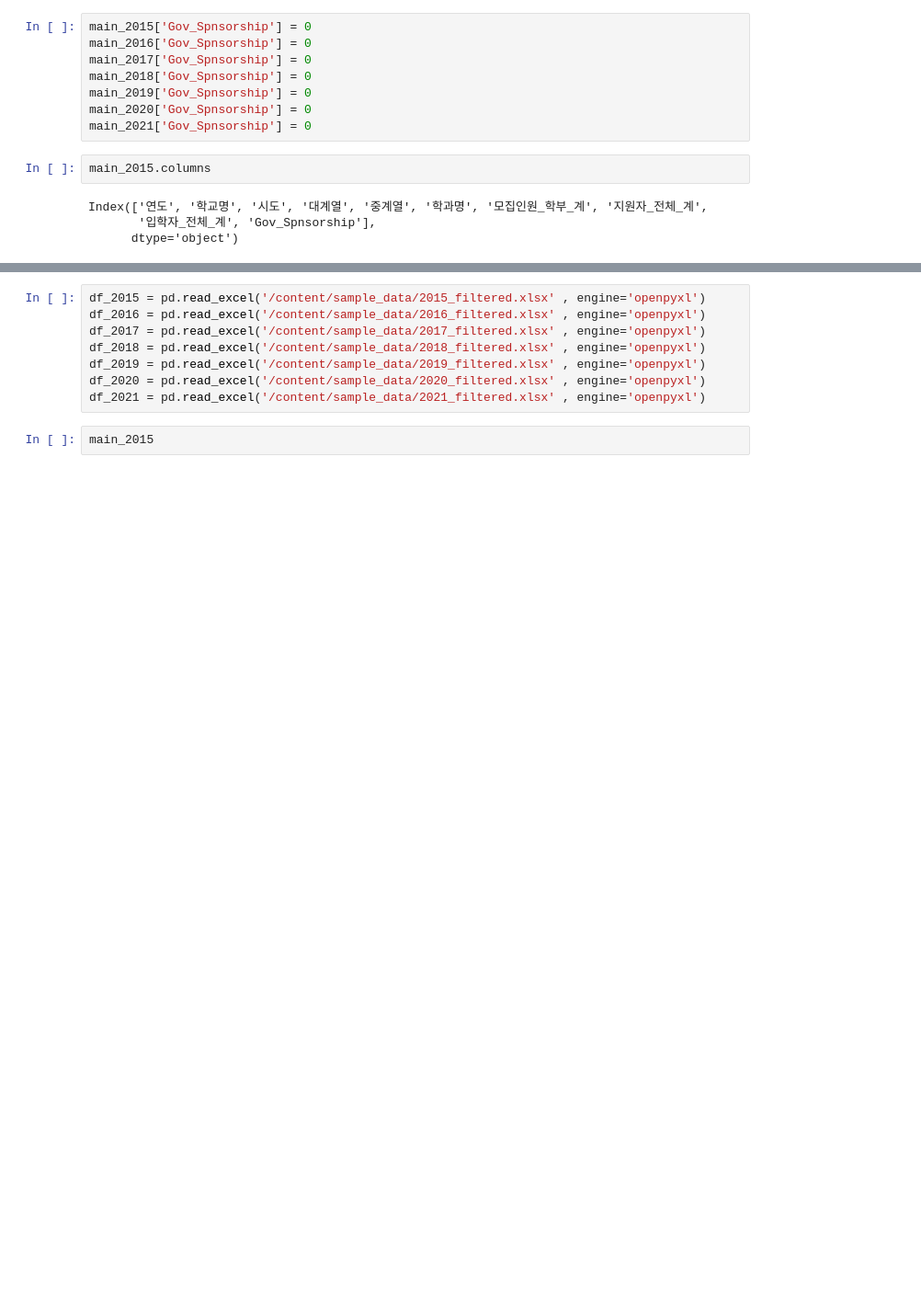
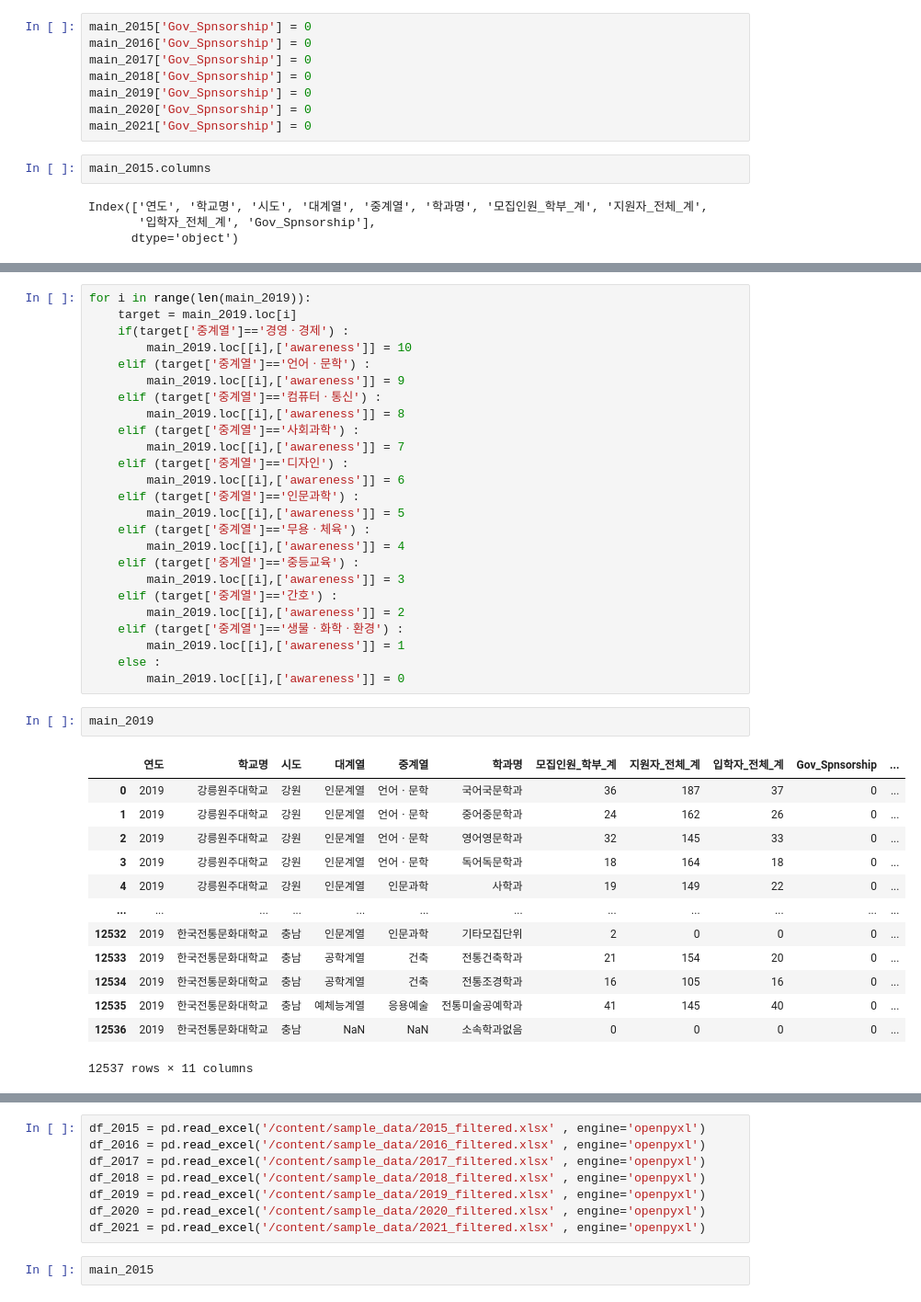
Before and after one commit to PIYUJIN/Business-Analytics_term-project, a Jupyter notebook: final_merge_data.ipynb, the cells around one changed output, grey strips where cells are left out. Shown: that part at 92% size. Cells and saved outputs as stored; diff of their text form; blank space fills up the shorter version.

```diff
--- a/final_merge_data.ipynb
+++ b/final_merge_data.ipynb
@@ -48,0 +177,41 @@ Index(['연도', '학교명', '시도', '대계열', '중계열', '학과명', '
+# %%
+for i in range(len(main_2019)):
+    target = main_2019.loc[i]
+    if(target['중계열']=='경영ㆍ경제') :
+        main_2019.loc[[i],['awareness']] = 10
+    elif (target['중계열']=='언어ㆍ문학') :
+        main_2019.loc[[i],['awareness']] = 9
+    elif (target['중계열']=='컴퓨터ㆍ통신') :
+        main_2019.loc[[i],['awareness']] = 8
+    elif (target['중계열']=='사회과학') :
+        main_2019.loc[[i],['awareness']] = 7
+    elif (target['중계열']=='디자인') :
+        main_2019.loc[[i],['awareness']] = 6
+    elif (target['중계열']=='인문과학') :
+        main_2019.loc[[i],['awareness']] = 5
+    elif (target['중계열']=='무용ㆍ체육') :
+        main_2019.loc[[i],['awareness']] = 4
+    elif (target['중계열']=='중등교육') :
+        main_2019.loc[[i],['awareness']] = 3
+    elif (target['중계열']=='간호') :
+        main_2019.loc[[i],['awareness']] = 2
+    elif (target['중계열']=='생물ㆍ화학ㆍ환경') :
+        main_2019.loc[[i],['awareness']] = 1
+    else :
+        main_2019.loc[[i],['awareness']] = 0
+# %%
+main_2019
+# %% [output]
+|  | 연도 | 학교명 | 시도 | 대계열 | 중계열 | 학과명 | 모집인원_학부_계 | 지원자_전체_계 | 입학자_전체_계 | Gov_Spnsorship | ... |
+| 0 | 2019 | 강릉원주대학교 | 강원 | 인문계열 | 언어ㆍ문학 | 국어국문학과 | 36 | 187 | 37 | 0 | ... |
+| 1 | 2019 | 강릉원주대학교 | 강원 | 인문계열 | 언어ㆍ문학 | 중어중문학과 | 24 | 162 | 26 | 0 | ... |
+| 2 | 2019 | 강릉원주대학교 | 강원 | 인문계열 | 언어ㆍ문학 | 영어영문학과 | 32 | 145 | 33 | 0 | ... |
+| 3 | 2019 | 강릉원주대학교 | 강원 | 인문계열 | 언어ㆍ문학 | 독어독문학과 | 18 | 164 | 18 | 0 | ... |
+| 4 | 2019 | 강릉원주대학교 | 강원 | 인문계열 | 인문과학 | 사학과 | 19 | 149 | 22 | 0 | ... |
+| ... | ... | ... | ... | ... | ... | ... | ... | ... | ... | ... | ... |
+| 12532 | 2019 | 한국전통문화대학교 | 충남 | 인문계열 | 인문과학 | 기타모집단위 | 2 | 0 | 0 | 0 | ... |
+| 12533 | 2019 | 한국전통문화대학교 | 충남 | 공학계열 | 건축 | 전통건축학과 | 21 | 154 | 20 | 0 | ... |
+| 12534 | 2019 | 한국전통문화대학교 | 충남 | 공학계열 | 건축 | 전통조경학과 | 16 | 105 | 16 | 0 | ... |
+| 12535 | 2019 | 한국전통문화대학교 | 충남 | 예체능계열 | 응용예술 | 전통미술공예학과 | 41 | 145 | 40 | 0 | ... |
+| 12536 | 2019 | 한국전통문화대학교 | 충남 | NaN | NaN | 소속학과없음 | 0 | 0 | 0 | 0 | ... |
+12537 rows × 11 columns
```
Also changed, not shown: parts of 11 cells of this notebook.
